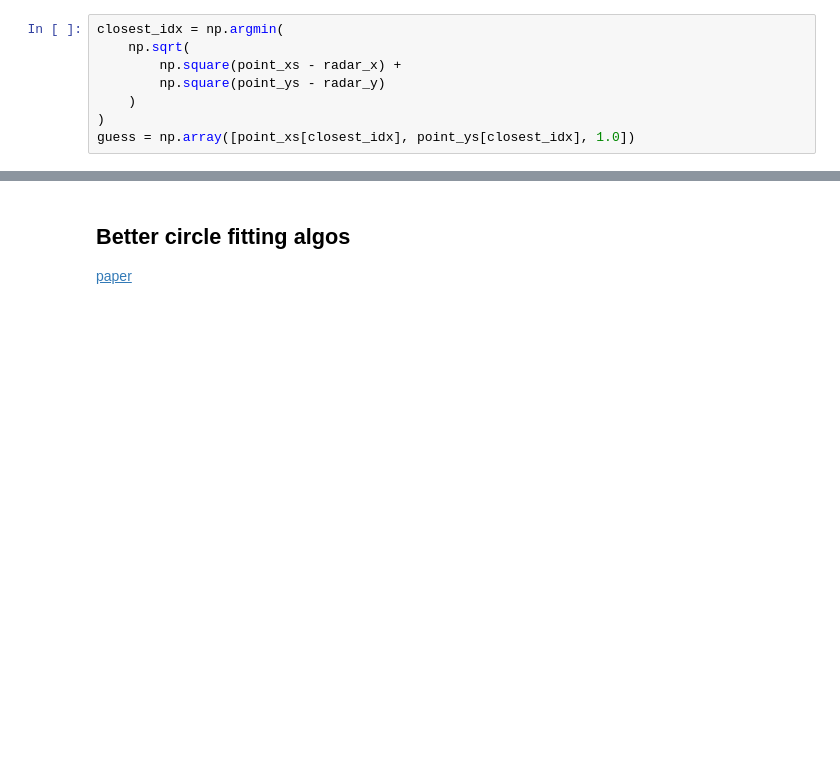
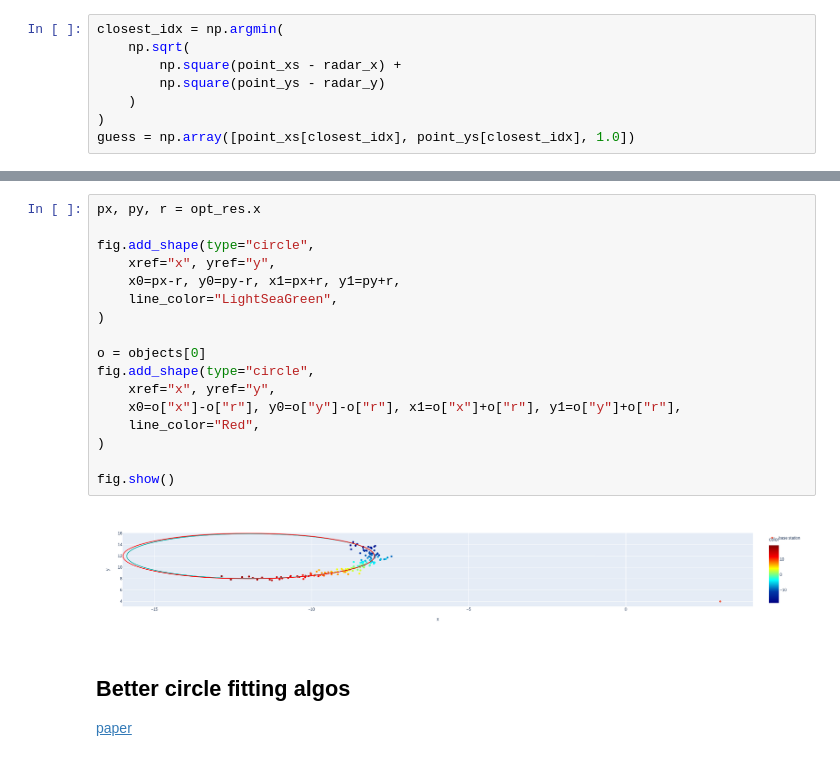
Before and after one commit to lprib/enel420-mle, a Jupyter notebook: radar2.ipynb, the cells around one changed output, grey strips where cells are left out. Cells and saved outputs as stored; diff of their text form; blank space fills up the shorter version.

Commit message:
circle bois

```diff
--- a/radar2.ipynb
+++ b/radar2.ipynb
@@ -204,3 +206,22 @@ Optimization terminated successfully.
+# %%
+px, py, r = opt_res.x
+
+fig.add_shape(type="circle",
+    xref="x", yref="y",
+    x0=px-r, y0=py-r, x1=px+r, y1=py+r,
+    line_color="LightSeaGreen",
+)
+
+o = objects[0]
+fig.add_shape(type="circle",
+    xref="x", yref="y",
+    x0=o["x"]-o["r"], y0=o["y"]-o["r"], x1=o["x"]+o["r"], y1=o["y"]+o["r"],
+    line_color="Red",
+)
+
+fig.show()
+# %% [output]
+[figure, added]
 # %% [markdown]
 ## Better circle fitting algos
 [paper](https://people.cas.uab.edu/~mosya/papers/cl1.pdf)
```
Also changed, not shown: parts of 8 cells of this notebook, 2 other files.
